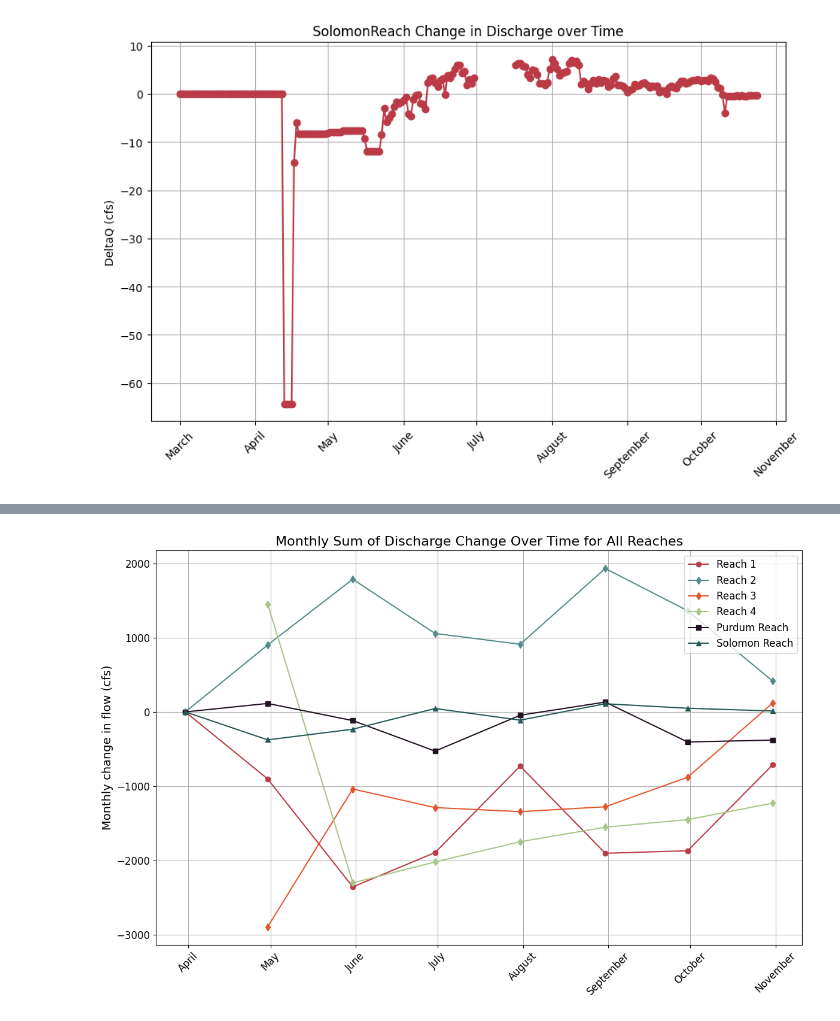
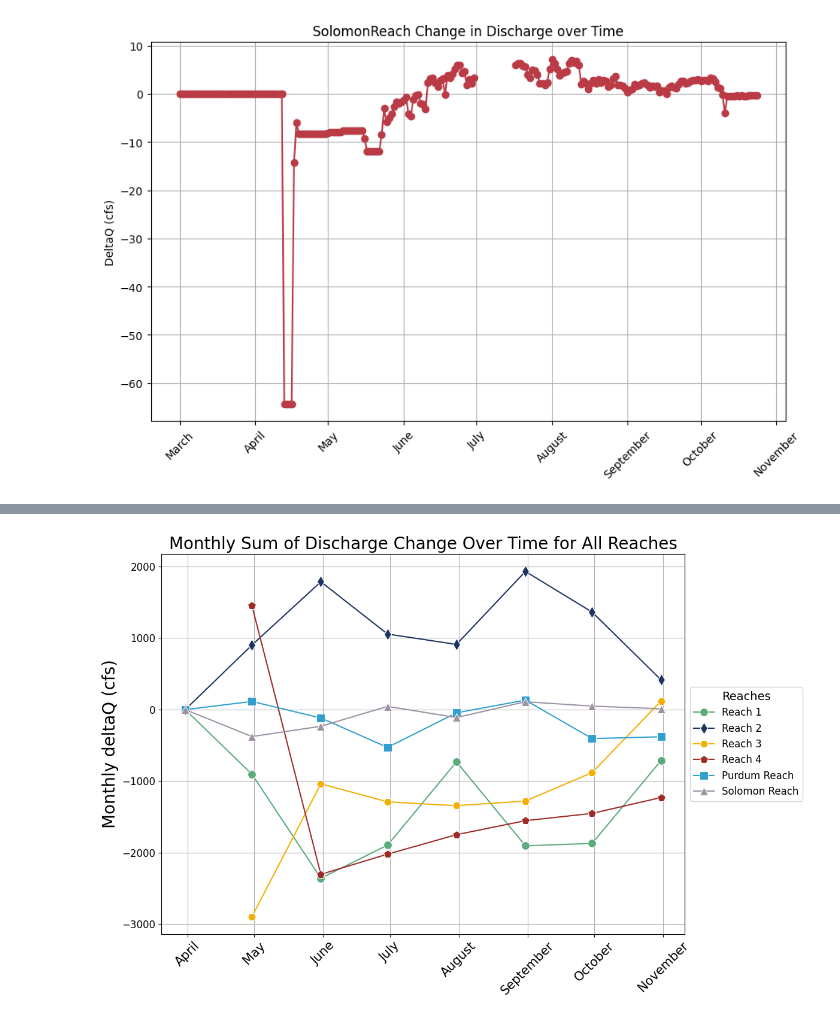
Before and after one commit to carlibeisel/mason_water_budget, a Jupyter notebook: reach_drainflow_.ipynb, the cells around one changed output, grey strips where cells are left out. Drawn from its saved outputs; the diff is of its cells as text; code cells hidden in the pictures.

```diff
--- a/reach_drainflow_.ipynb
+++ b/reach_drainflow_.ipynb
@@ -831,46 +867,45 @@ reachsolomon_monthly_diff = reachsolomon_qin_monthly_sum['q_in'] - reachsolomon_
 # %%
-# ------- #
-#   PLOT
-# ------- #
+# -------------------- #
+#   PLOT - MONTHLY SUM
+# -------------------- #
 plt.figure(figsize=(12, 8))
 
 # Reach 1
-reach1_filtered = reach1_monthly_diff.loc[start_date:end_date]
-plt.plot(reach1_filtered.index, reach1_filtered, marker='o', linestyle='-', color='#BA3B46', label='Reach 1')
+sns.lineplot(data=reach1_monthly_diff.loc[start_date:end_date], marker='o', linestyle='-', color='#5CAB7D', label='Reach 1', markersize=10)
 
 # Reach 2
-reach2_filtered = reach2_monthly_diff.loc[start_date:end_date]
-plt.plot(reach2_filtered.index, reach2_filtered, marker='d', linestyle='-', color='#558C8C', label='Reach 2')
+sns.lineplot(data=reach2_monthly_diff.loc[start_date:end_date], marker='d', linestyle='-', color='#1D3461', label='Reach 2', markersize=10)
 
 # Reach 3
-reach3_filtered = reach3_monthly_diff.loc[start_date:end_date]
-plt.plot(reach3_filtered.index, reach3_filtered, marker='d', linestyle='-', color='#E4572E', label='Reach 3')
+sns.lineplot(data=reach3_monthly_diff.loc[start_date:end_date], marker='H', linestyle='-', color='#F3AF04', label='Reach 3', markersize=10)
 
 # Reach 4
-reach4_filtered = reach4_monthly_diff.loc[start_date:end_date]
-plt.plot(reach4_filtered.index, reach4_filtered, marker='d', linestyle='-', color='#A8C686', label='Reach 4')
+sns.lineplot(data=reach4_monthly_diff.loc[start_date:end_date], marker='p', linestyle='-', color='#9E2B25', label='Reach 4', markersize=10)
 
 # Purdum Reach
-reachpurdum_filtered = reachpurdum_monthly_diff.loc[start_date:end_date]
-plt.plot(reachpurdum_filtered.index, reachpurdum_filtered, marker='s', linestyle='-', color='#231123', label='Purdum Reach')
+sns.lineplot(data=reachpurdum_monthly_diff.loc[start_date:end_date], marker='s', linestyle='-', color='#32A0CF', label='Purdum Reach', markersize=10)
 
 # Solomon Reach
-reachsolomon_filtered = reachsolomon_monthly_diff.loc[start_date:end_date]
-plt.plot(reachsolomon_filtered.index, reachsolomon_filtered, marker='^', linestyle='-', color='#255957', label='Solomon Reach')
+sns.lineplot(data=reachsolomon_monthly_diff.loc[start_date:end_date], marker='^', linestyle='-', color='#9D91A3', label='Solomon Reach', markersize=10)
 
-plt.title('Monthly Sum of Discharge Change Over Time for All Reaches', fontsize=16)
-plt.xlabel('', fontsize=14)
-plt.ylabel('Monthly change in flow (cfs)', fontsize=14)
+# Customizing the plot
+plt.title('Monthly Sum of Discharge Change Over Time for All Reaches', fontsize=20)
+plt.xlabel('', fontsize=20)
+plt.ylabel('Monthly deltaQ (cfs)', fontsize=20)
 plt.grid(True)
 
+# Date formatting
 plt.gca().xaxis.set_major_locator(mdates.MonthLocator())  # Set ticks to every month
-plt.gca().xaxis.set_major_formatter(mdates.DateFormatter('%B'))  # Show full month and year
+plt.gca().xaxis.set_major_formatter(mdates.DateFormatter('%B'))  # Show full month name
 
-plt.xticks(rotation=45, fontsize=12)
+plt.xticks(rotation=45, fontsize=15)
 plt.yticks(fontsize=12)
-plt.legend(loc='best', fontsize=12)
+# Place legend outside the plot on the right
+plt.legend(title='Reaches', fontsize=12, loc='center left', bbox_to_anchor=(1, 0.5), title_fontsize=14)
+
 plt.tight_layout()
+# Saving the figure
 plt.savefig('/content/drive/MyDrive/Data/Mason Water Budget/data_output/drainflow_out/Figures/monthly_deltaq.png', dpi=300, bbox_inches='tight')
 plt.show()
 # %% [output]
-[figure, old version]
+[figure, new version]
```
Also changed, not shown: parts of 17 cells of this notebook.
